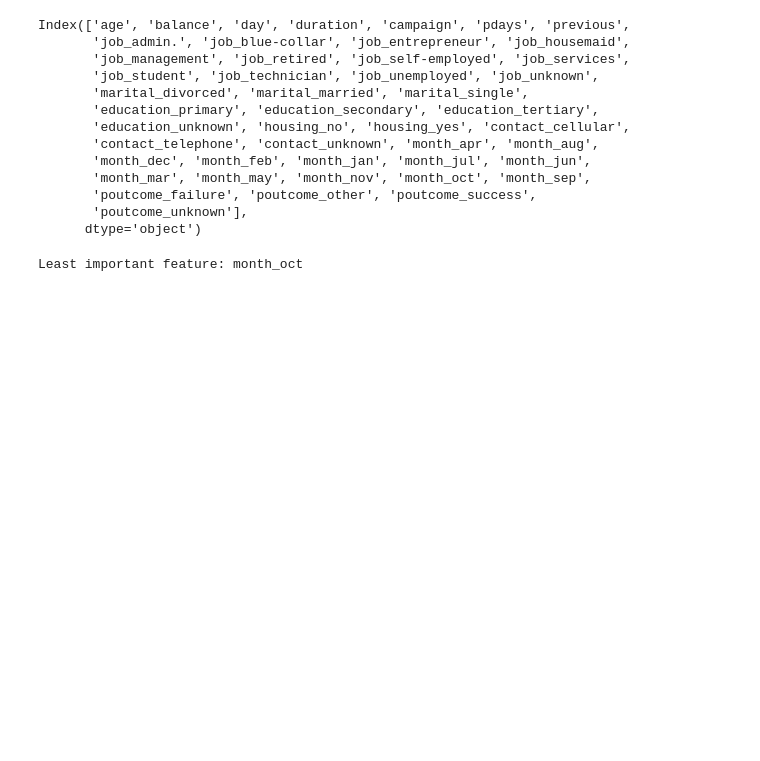
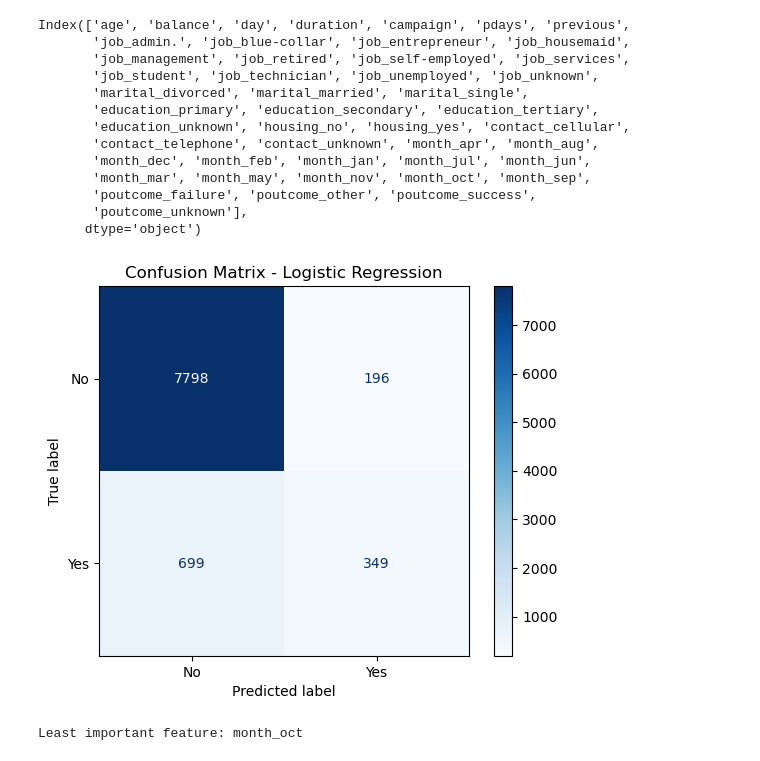
Before and after one commit to s100rab/Machine_learning_zoomcamp_s100rab, a Jupyter notebook: WEEK-3-CLASSIFICATION/s100rab_files/homework/week_3_homework.ipynb, the cells around one changed output. Cells and saved outputs as stored; diff of their text form; code cells hidden in the pictures; blank space fills up the shorter version.

```diff
--- a/WEEK-3-CLASSIFICATION/s100rab_files/homework/week_3_homework.ipynb
+++ b/WEEK-3-CLASSIFICATION/s100rab_files/homework/week_3_homework.ipynb
@@ -112,6 +135,18 @@ Index(['age', 'balance', 'day', 'duration', 'campaign', 'pdays', 'previous',
        'poutcome_failure', 'poutcome_other', 'poutcome_success',
        'poutcome_unknown'],
       dtype='object')
+# %%
+from sklearn.metrics import confusion_matrix, ConfusionMatrixDisplay
+
+# Confusion matrix for validation predictions
+cm = confusion_matrix(y_val, y_pred_val)
+disp = ConfusionMatrixDisplay(confusion_matrix=cm, display_labels=['No', 'Yes'])
+disp.plot(cmap='Blues')
+plt.title('Confusion Matrix - Logistic Regression')
+plt.savefig('confusion_matrix.jpeg', format='jpeg')  # Save as JPEG
+plt.show()
+# %% [output]
+[figure, added]
 # %%
 # Original model accuracy
 original_accuracy = val_accuracy
```
Also changed, not shown: parts of 5 cells of this notebook, 6 other files.
